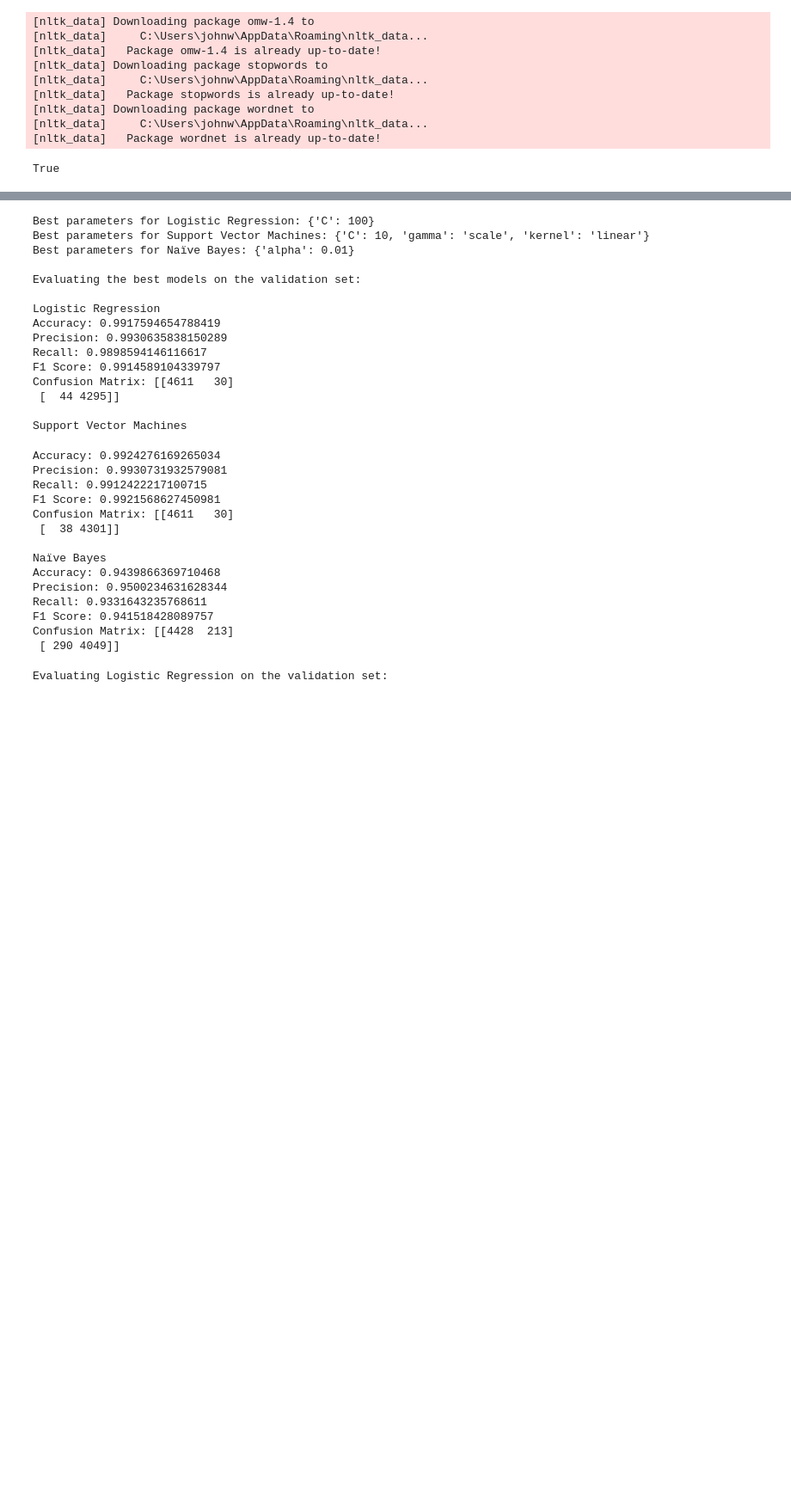
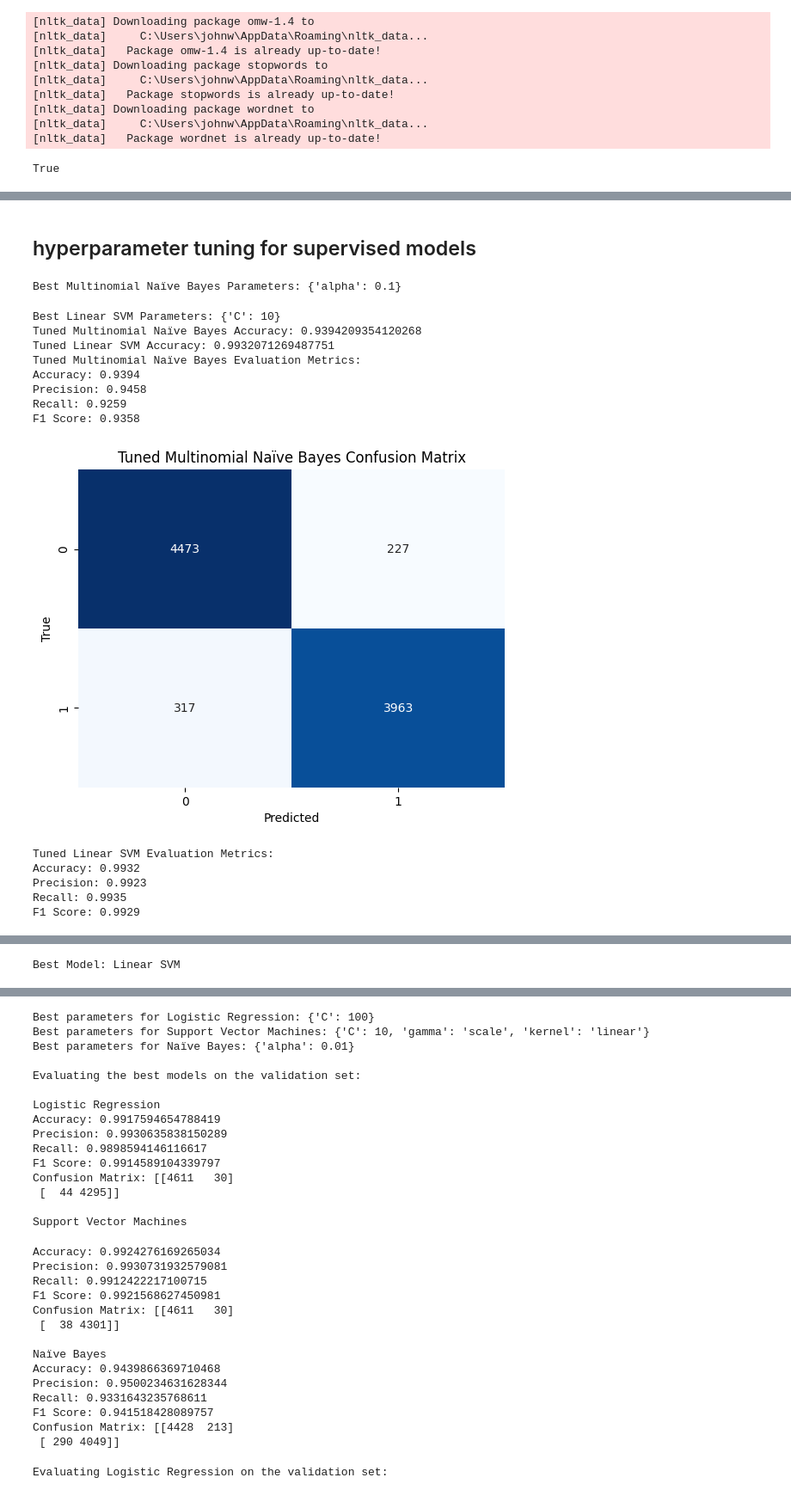
Before and after one commit to ivan00105/Seem2460-Final-Project, a Jupyter notebook: test.ipynb, the cells around one changed output, grey strips where cells are left out. Shown at 86% size. Cells and saved outputs as stored; diff of their text form; code cells hidden in the pictures; blank space fills up the shorter version.

```diff
--- a/test.ipynb
+++ b/test.ipynb
@@ -191,0 +232,74 @@ X_test_tfidf = vectorizer.transform(X_test)
+# %% [markdown]
+## hyperparameter tuning for supervised models
+# %%
+# NB hyperparameter tuning
+nb_params = {'alpha': [0.1, 0.5, 1, 1.5, 2, 5]}
+grid_nb = GridSearchCV(MultinomialNB(), nb_params, scoring='accuracy', cv=5)
+grid_nb.fit(X_train_tfidf, y_train)
+
+best_nb = grid_nb.best_estimator_
+print(f"Best Multinomial Naïve Bayes Parameters: {grid_nb.best_params_}")
+
+# LinearSVM hyperparameter tuning
+svm_params = {'C': [0.1, 1, 10, 100]}
+grid_svm = GridSearchCV(LinearSVC(), svm_params, scoring='accuracy', cv=5)
+grid_svm.fit(X_train_tfidf, y_train)
+
+best_svm = grid_svm.best_estimator_
+print(f"Best Linear SVM Parameters: {grid_svm.best_params_}")
+
+# Evaluate the tuned models on the validation set
+y_val_pred_nb_tuned = best_nb.predict(X_val_tfidf)
+y_val_pred_svm_tuned = best_svm.predict(X_val_tfidf)
+
+# Calculate and print the accuracy
+accuracy_nb_tuned = accuracy_score(y_val, y_val_pred_nb_tuned)
+accuracy_svm_tuned = accuracy_score(y_val, y_val_pred_svm_tuned)
+print(f"Tuned Multinomial Naïve Bayes Accuracy: {accuracy_nb_tuned}")
+print(f"Tuned Linear SVM Accuracy: {accuracy_svm_tuned}")
+
+def evaluate_display_metrics(y_true, y_pred, model_name):
+    accuracy = accuracy_score(y_true, y_pred)
+    precision = precision_score(y_true, y_pred)
+    recall = recall_score(y_true, y_pred)
+    f1 = f1_score(y_true, y_pred)
+    cm = confusion_matrix(y_true, y_pred)
+
+    print(f"{model_name} Evaluation Metrics:")
+    print(f"Accuracy: {accuracy:.4f}")
+    print(f"Precision: {precision:.4f}")
+    print(f"Recall: {recall:.4f}")
+    print(f"F1 Score: {f1:.4f}")
+
+    sns.heatmap(cm, annot=True, fmt='d', cmap='Blues', cbar=False)
+    plt.xlabel("Predicted")
+    plt.ylabel("True")
+    plt.title(f"{model_name} Confusion Matrix")
+    plt.show()
+
+    return f1
+
+# Evaluate the tuned models on the validation set
+f1_nb_tuned = evaluate_display_metrics(y_val, y_val_pred_nb_tuned, "Tuned Multinomial Naïve Bayes")
+f1_svm_tuned = evaluate_display_metrics(y_val, y_val_pred_svm_tuned, "Tuned Linear SVM")
+
+# Select the best model based on F1 score
+best_model = best_nb if f1_nb_tuned > f1_svm_tuned else best_svm
+best_model_name = "Multinomial Naïve Bayes" if f1_nb_tuned > f1_svm_tuned else "Linear SVM"
+print(f"Best Model: {best_model_name}")
+# %% [output]
+Best Multinomial Naïve Bayes Parameters: {'alpha': 0.1}
+Best Linear SVM Parameters: {'C': 10}
+Tuned Multinomial Naïve Bayes Accuracy: 0.9394209354120268
+Tuned Linear SVM Accuracy: 0.9932071269487751
+Tuned Multinomial Naïve Bayes Evaluation Metrics:
+Accuracy: 0.9394
+Precision: 0.9458
+Recall: 0.9259
+F1 Score: 0.9358
+[figure, added]
+Tuned Linear SVM Evaluation Metrics:
+Accuracy: 0.9932
+Precision: 0.9923
+Recall: 0.9935
+F1 Score: 0.9929
@@ -191,0 +307 @@ X_test_tfidf = vectorizer.transform(X_test)
+Best Model: Linear SVM
```
Also changed, not shown: parts of 20 cells of this notebook, 1 other file.
